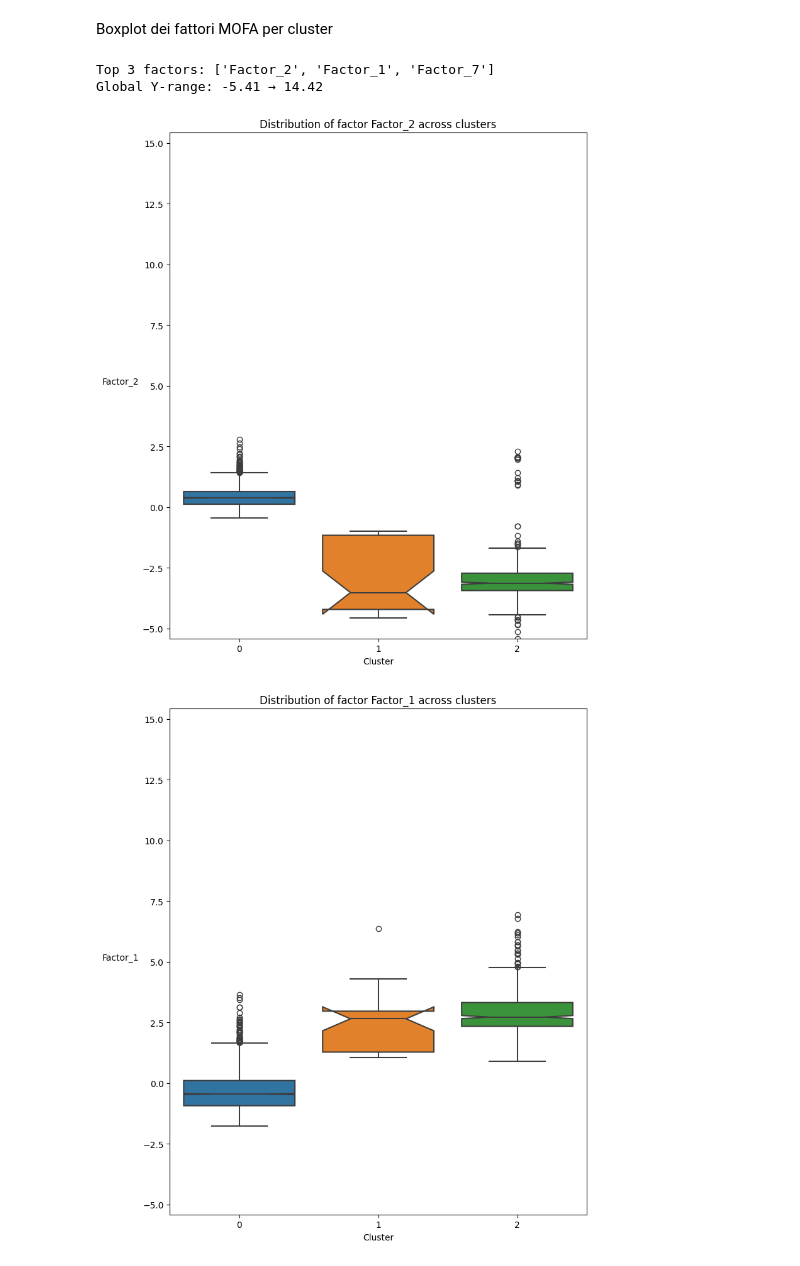
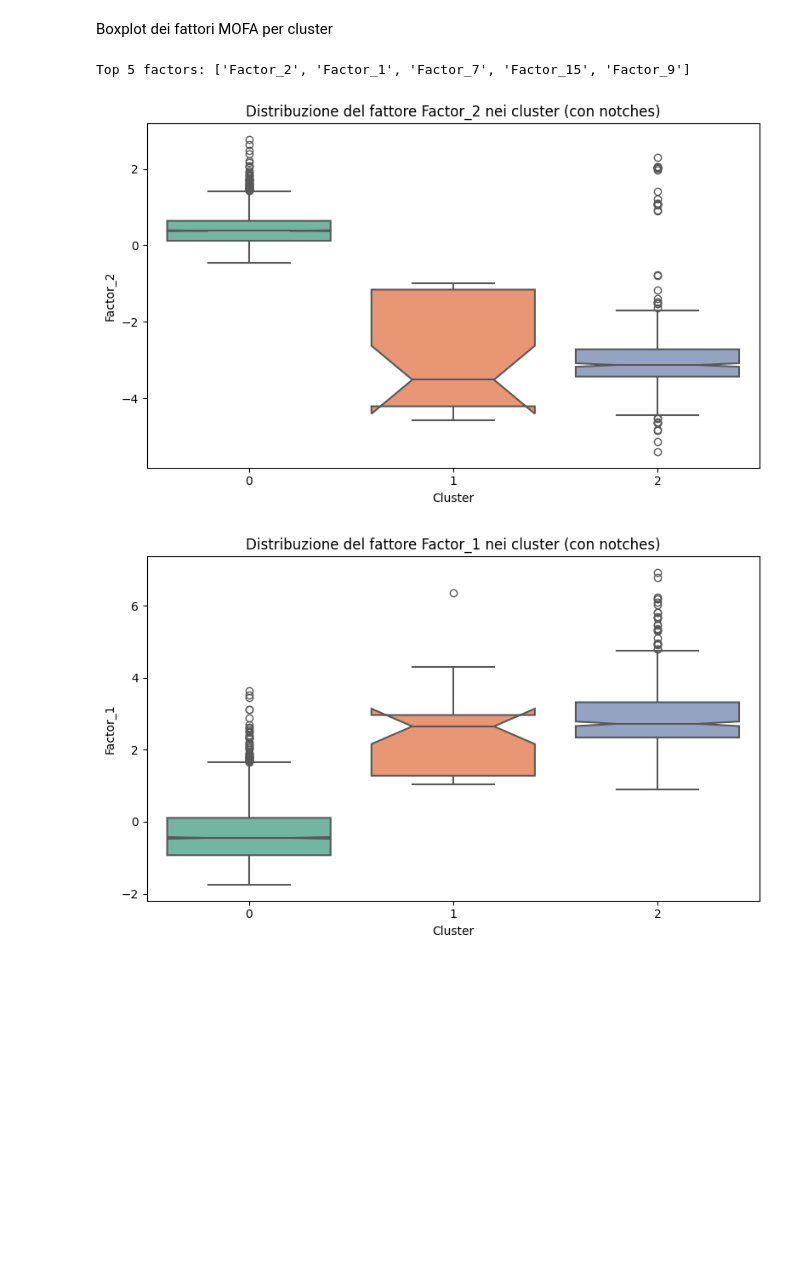
Before and after one commit to edgarcarlos/scientific-vis, a Jupyter notebook: Assignment 2.ipynb, the cells around one changed output. Drawn from its saved outputs; the diff is of its cells as text; code cells hidden in the pictures; blank space fills up the shorter version.

```diff
--- a/Assignment 2.ipynb
+++ b/Assignment 2.ipynb
@@ -907,16 +846,8 @@ pos = nx.kamada_kawai_layout(G)
 # Build colors for clusters
 clusters = nx.get_node_attributes(G, "cluster")
 unique_clusters = sorted(set(clusters.values()))
-
-# Same palette as before
-cluster_palette = {
-    "0": "#1f77b4",  # blue
-    "1": "#ff7f0e",  # orange
-    "2": "#2ca02c"   # green
-}
-
-# Colors for nodes (consistent with legend)
-node_colors = [cluster_palette[str(clusters[node])] for node in G.nodes()]
+colors_map = plt.cm.get_cmap("tab10", len(unique_clusters))
+node_colors = [colors_map(clusters[node]) for node in G.nodes()]
 
 plt.figure(figsize=(10, 8))
 
@@ -934,9 +865,9 @@ nx.draw_networkx_nodes(
     node_size=25
 )
 
-# Legend (consistent with node colors)
+# Legend
 for c in unique_clusters:
-    plt.scatter([], [], color=cluster_palette[str(c)], label=f"Cluster {c}")
+    plt.scatter([], [], color=colors_map(c), label=f"Cluster {c}")
 
 plt.legend(scatterpoints=1, frameon=False, title="Cluster")
 plt.title(f"Gene network (Kamada-Kawai layout, sim >= {THRESHOLD})")
@@ -1391,65 +1493,44 @@ Boxplot dei fattori MOFA per cluster
 # %%
 import seaborn as sns
 import matplotlib.pyplot as plt
 
 # ---------------------------------------
-# Step 1: Identify the 3 most important factors
+# Step 1: Identify the 5 most important factors
 # ---------------------------------------
 
 importance = coeffs.abs().mean(axis=0)
-top3 = importance.sort_values(ascending=False).index[:3]
-print("Top 3 factors:", top3.tolist())
+top5 = importance.sort_values(ascending=False).index[:5]
+print("Top 5 factors:", top5.tolist())
 
 # ---------------------------------------
-# Step 2: Prepare dataframe with only the top 3 factors
+# Step 2: Prepare dataframe with only the top 5 factors
 # ---------------------------------------
 
 df_box = Z_clean.copy()
 df_box["cluster"] = df_box["kmeans_cluster"].astype(str)
 
 # ---------------------------------------
-# Step 3: Color palette matching the bar plot
+# Step 3: A notch boxplot for each factor
 # ---------------------------------------
 
-cluster_palette = {
-    "0": "#1f77b4",  # blue
-    "1": "#ff7f0e",  # orange
-    "2": "#2ca02c"   # green
-}
-
-# ---------------------------------------
-# Step 4: Compute uniform Y limits
-# ---------------------------------------
-
-global_ymin = df_box[top3].min().min()
-global_ymax = df_box[top3].max().max()
-
-print(f"Global Y-range: {global_ymin:.2f} → {global_ymax:.2f}")
-
-# ---------------------------------------
-# Step 5: Boxplots with uniform scale
-# ---------------------------------------
-
-for factor in top3:
-    plt.figure(figsize=(8, 9))
+for factor in top5:
+    plt.figure(figsize=(8, 5))
 
     sns.boxplot(
         data=df_box,
         x="cluster",
         y=factor,
-        palette=cluster_palette,
-        notch=True,
+        palette="Set2",
+        notch=True,   # ❤️ notch enabled
         linewidth=1.5
     )
 
-    plt.ylim(global_ymin, global_ymax+1)
-    plt.title(f"Distribution of factor {factor} across clusters")
+    plt.title(f"Distribution of factor {factor} across clusters (with notches)")
     plt.xlabel("Cluster")
-    plt.ylabel(factor, labelpad=25, rotation=0)   # <-- More distance from the plot
+    plt.ylabel(factor)
     plt.tight_layout()
     plt.show()
 # %% [output]
-Top 3 factors: ['Factor_2', 'Factor_1', 'Factor_7']
-Global Y-range: -5.41 → 14.42
+Top 5 factors: ['Factor_2', 'Factor_1', 'Factor_7', 'Factor_15', 'Factor_9']
-[figure, old version]
+[figure, new version]
-[figure, old version]
+[figure, new version]
```
Also changed, not shown: parts of 34 cells of this notebook.
